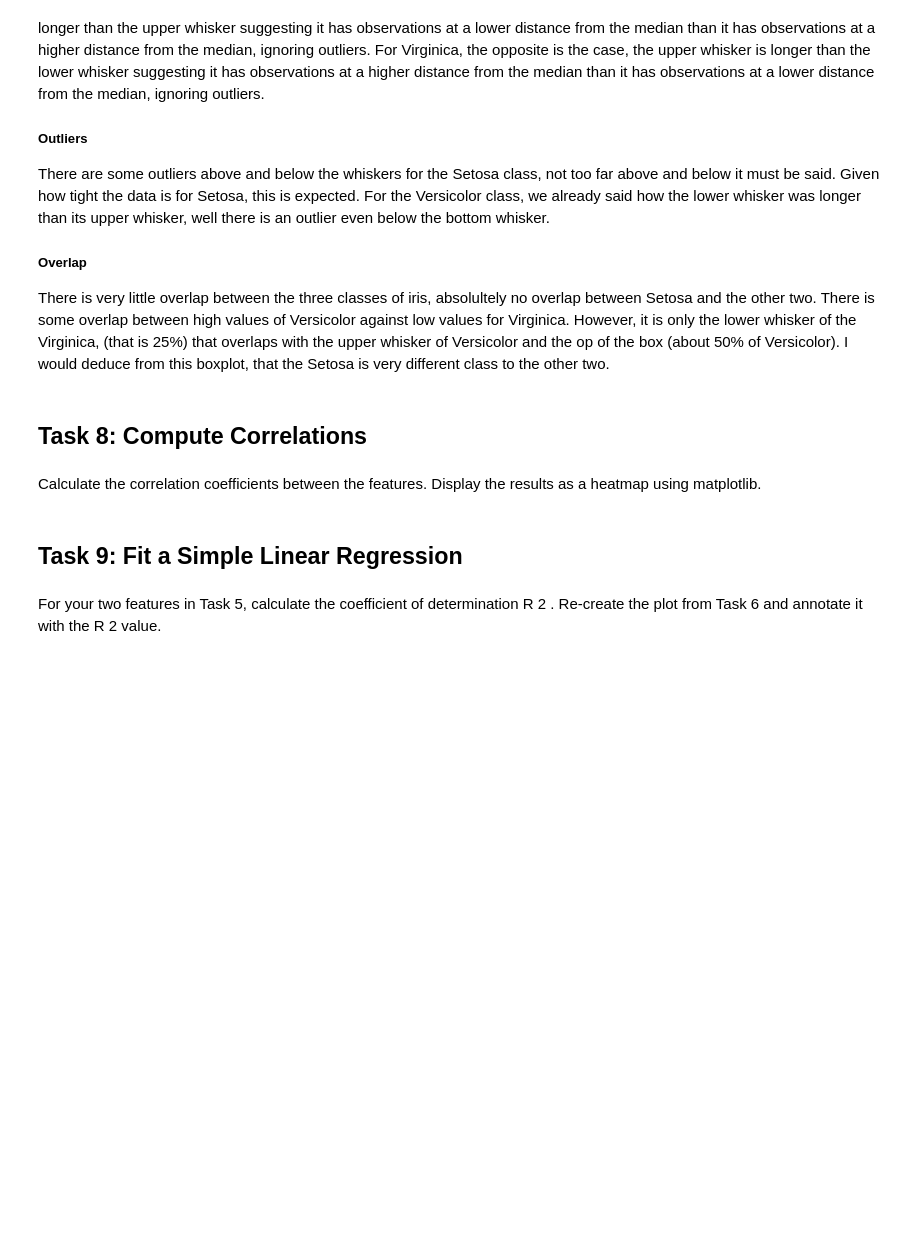
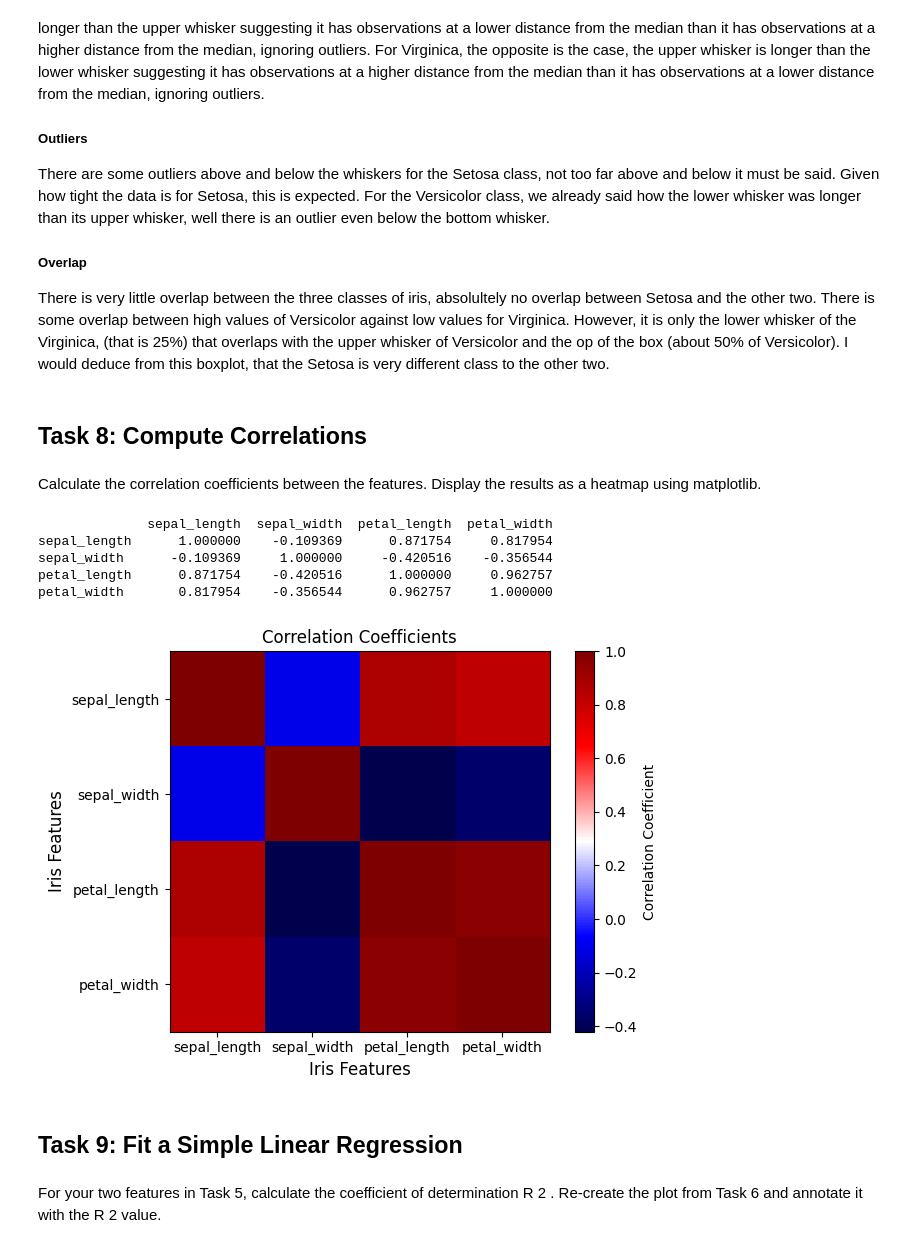
Before and after one commit to callagg2/principles_of_data_analytics, a Jupyter notebook: assessment/tasks.ipynb, the cells around one changed output. Drawn from its saved outputs; the diff is of its cells as text; code cells hidden in the pictures; blank space fills up the shorter version.

```diff
--- a/assessment/tasks.ipynb
+++ b/assessment/tasks.ipynb
@@ -664,6 +749,64 @@ I would deduce from this boxplot, that the Setosa is very different class to the
 # %% [markdown]
 Calculate the correlation coefficients between the features.
 Display the results as a heatmap using matplotlib.
+# %%
+# ************************************************************************************************************************
+# ****************** Correlation Coefficients ****************************************************************************
+# ************************************************************************************************************************
+
+# The correlation coefficient is a builtin function from pandas, (source: https://www.geeksforgeeks.org/python-pandas-dataframe-corr/)
+# so we want to see how each of our variables correlate with one another
+# however first we must state that from our array, we only want the numeric columns, not the alphabetical class column
+# we do this by passing the "numeric_only=True" parameter in the correlation function (we'll leve the default as Pearson's correlation)
+print(f"\n{iris_df.corr(numeric_only=True,)}\n")
+
+# let's now write it to an external text file so we can copy it into our report if needed
+with open("correlation_coefficients.txt","w") as f:
+     f.write(str(iris_df.corr(numeric_only=True)))
+
+#Correlation Coefficient Summary:
+#- Sepal length and sepal width have little or no correlation, at 0.1
+#- But sepal length has a relatively large correlation with both petal length and petal width (circa 0.8)
+#- Next, petal length has only a small correlation with sepal width (circa 0.4)
+#- Finally, we see that petal width has a very large correlation with petal length (circa 0.96)
+#*****************************************************************************************************************************
+# %% [output]
+              sepal_length  sepal_width  petal_length  petal_width
+sepal_length      1.000000    -0.109369      0.871754     0.817954
+sepal_width      -0.109369     1.000000     -0.420516    -0.356544
+petal_length      0.871754    -0.420516      1.000000     0.962757
+petal_width       0.817954    -0.356544      0.962757     1.000000
+# %%
+
+ #*************************************** Heat Map of Correlations **********************************************************
+fig, ax = plt.subplots()
+data = (iris_df.corr(numeric_only=True))
+
+features = ["sepal_length", "sepal_width", "petal_length", "petal_width"]
+
+
+im = ax.imshow(data, cmap="seismic")
+# choosing the color for color map - reference
+
+# okay, just messing around with some of the charts here https://stackoverflow.com/questions/33282368/plotting-a-2d-heatmap
+# and https://www.geeksforgeeks.org/display-the-pandas-dataframe-in-heatmap-style/ I found  colorbar
+# which is a legend for how strong the correlation is
+plt.colorbar(im, label="Correlation Coefficient")
+
+# Show all ticks and label them with the respective list entries
+plt.xticks(range(len(data)), data.columns)
+plt.yticks(range(len(data)), data.columns)
+
+# axis labels
+ax.set_xlabel("Iris Features", fontsize=12)
+ax.set_ylabel("Iris Features", fontsize=12)
+
+ax.set_title("Correlation Coefficients")
+fig.tight_layout()
+#plt.show()
+plt.savefig("heatmap_of_correlation_coefficients.png")
+# %% [output]
+[figure, added]
 # %% [markdown]
 ## Task 9: Fit a Simple Linear Regression
 # %% [markdown]
```
Also changed, not shown: parts of 11 cells of this notebook, 10 other files.
